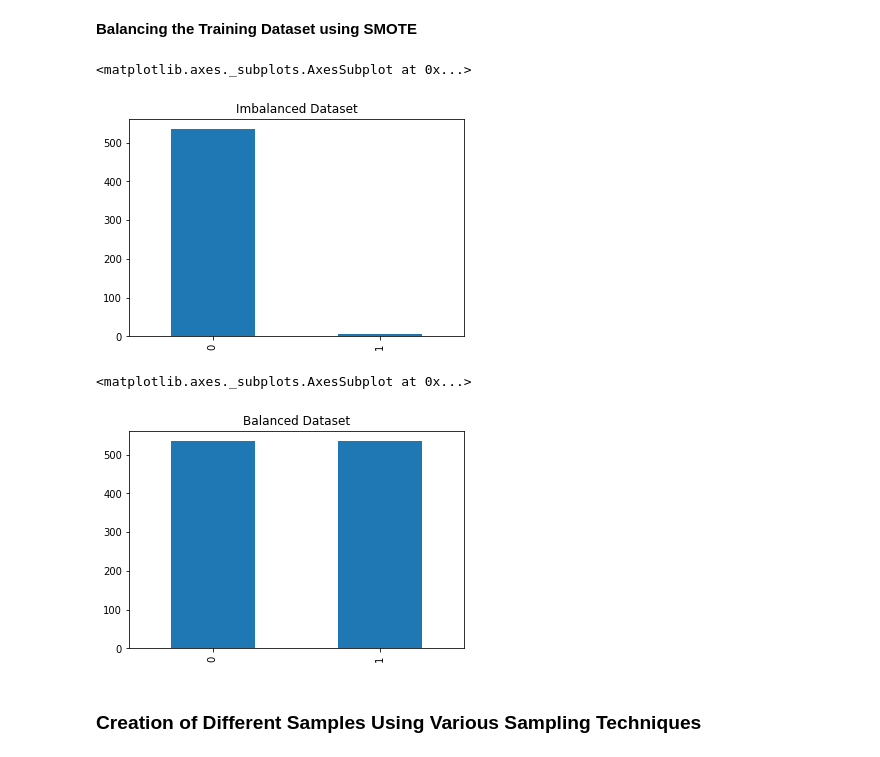
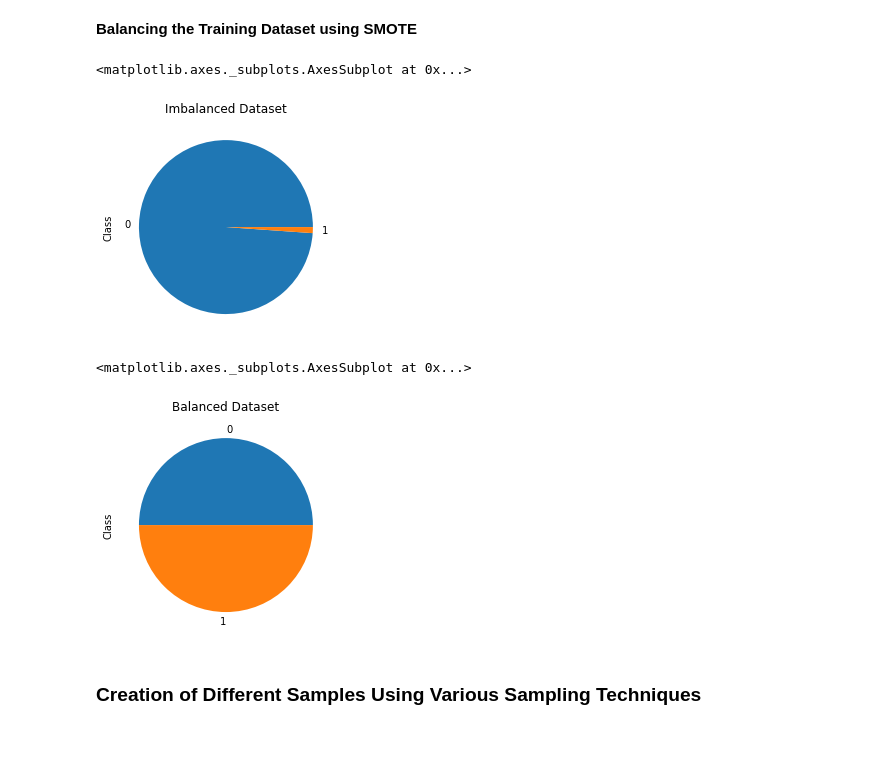
Before and after one commit to jashan-arora/Sampling-Assignment, a Jupyter notebook: SamplingAssignment.ipynb, the cells around one changed output. Saved outputs shown, nothing was run; the diff lists cells and outputs as text; code cells hidden in the pictures.

```diff
--- a/SamplingAssignment.ipynb
+++ b/SamplingAssignment.ipynb
@@ -32,20 +32,20 @@ X_train, X_test, y_train, y_test = train_test_split(X_scaled,y , test_size=0.30,
 # %% [markdown]
 **Balancing the Training Dataset using SMOTE**
 # %%
-y_train.value_counts().plot(kind='bar',title="Imbalanced Dataset")
+y_train.value_counts().plot(kind='pie',title="Imbalanced Dataset")
 # %% [output]
 <matplotlib.axes._subplots.AxesSubplot at 0x...>
-[figure, old version]
+[figure, new version]
 # %%
 from imblearn.over_sampling import SMOTE
 smote = SMOTE(random_state=42)
 X_resampled, y_resampled = smote.fit_resample(X_train, y_train)
 balanced_df = pd.concat([X_resampled, y_resampled], axis=1).sample(frac=1,random_state=12)
 # %%
-y_resampled.value_counts().plot(kind='bar',title="Balanced Dataset")
+y_resampled.value_counts().plot(kind='pie',title="Balanced Dataset")
 # %% [output]
 <matplotlib.axes._subplots.AxesSubplot at 0x...>
-[figure, old version]
+[figure, new version]
 # %% [markdown]
 ### Creation of Different Samples Using Various Sampling Techniques
 # %% [markdown]
```
